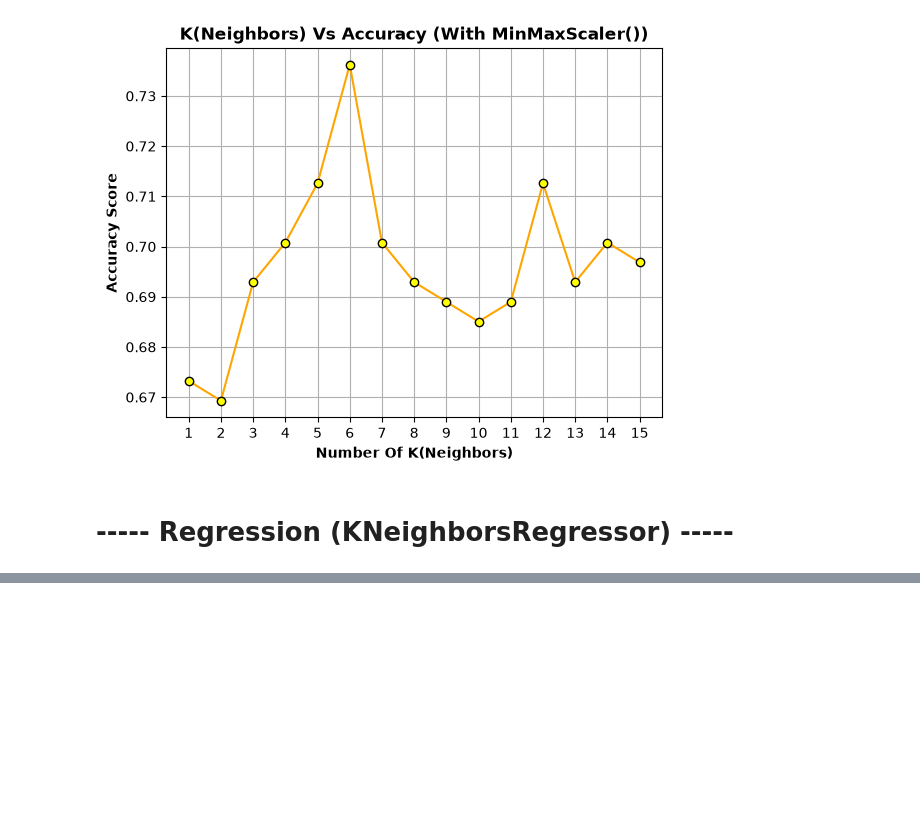
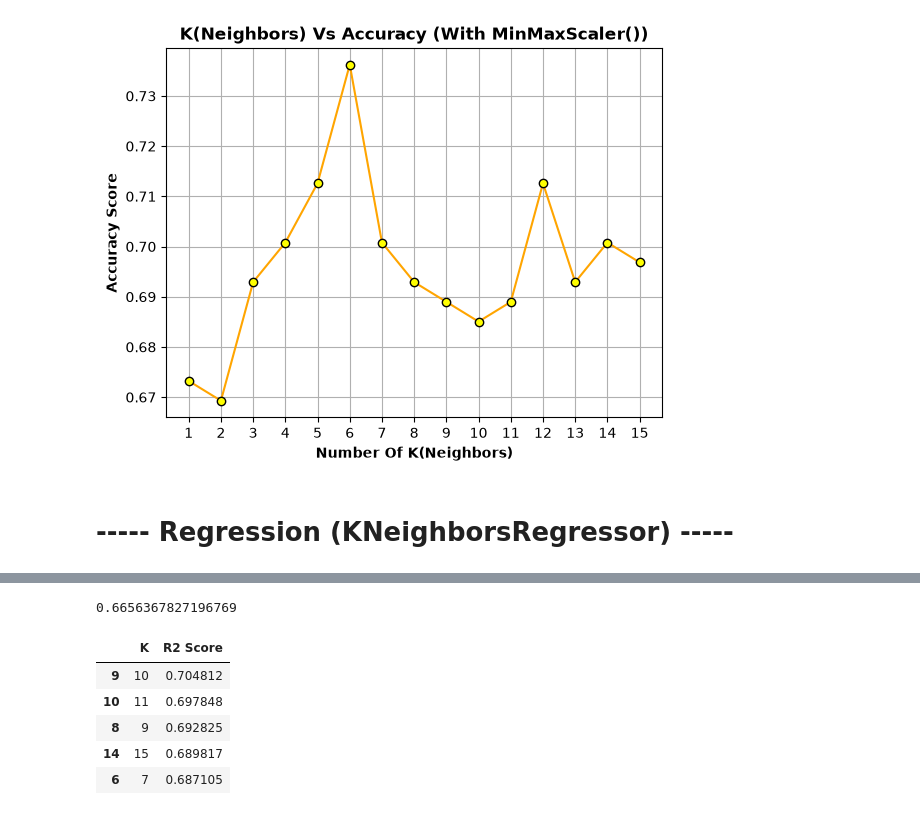
Before and after one commit to PGCP-AI3151/Machine_Learning, a Jupyter notebook: KNearest_Neighbor.ipynb, the cells around one changed output, grey strips where cells are left out. Cells and saved outputs as stored; diff of their text form; code cells hidden in the pictures; blank space fills up the shorter version.

```diff
--- a/KNearest_Neighbor.ipynb
+++ b/KNearest_Neighbor.ipynb
@@ -281,0 +308,3 @@ plt.show()
+# %%
+X , y = df.drop('price',axis=1), df['price']
+X_train,X_test,y_train,y_test = train_test_split(X,y,test_size=0.3,random_state=26)
@@ -281,0 +338,26 @@ plt.show()
+# %%
+from sklearn.metrics import r2_score
+y_pred = pipe.predict(X_test)
+r2_score(y_test,y_pred)
+# %% [output]
+0.6656367827196769
+# %%
+# For try mulitple k
+ks = [i for i in range(1,16)]
+scores = []
+
+for k in ks:
+    knn = KNeighborsRegressor(n_neighbors = k)
+    pipe = Pipeline([('CT',ct),('SCL',scaler),('KNN',knn)])
+    pipe.fit(X_train,y_train)
+    y_pred = pipe.predict(X_test)
+    scores.append([k,r2_score(y_test,y_pred)])
+df_score = pd.DataFrame(scores,columns=['K','R2 Score'])
+df_score.sort_values('R2 Score',ascending=False).head()
+# %% [output]
+|  | K | R2 Score |
+| 9 | 10 | 0.704812 |
+| 10 | 11 | 0.697848 |
+| 8 | 9 | 0.692825 |
+| 14 | 15 | 0.689817 |
+| 6 | 7 | 0.687105 |
```
Also changed, not shown: parts of 6 cells of this notebook.
